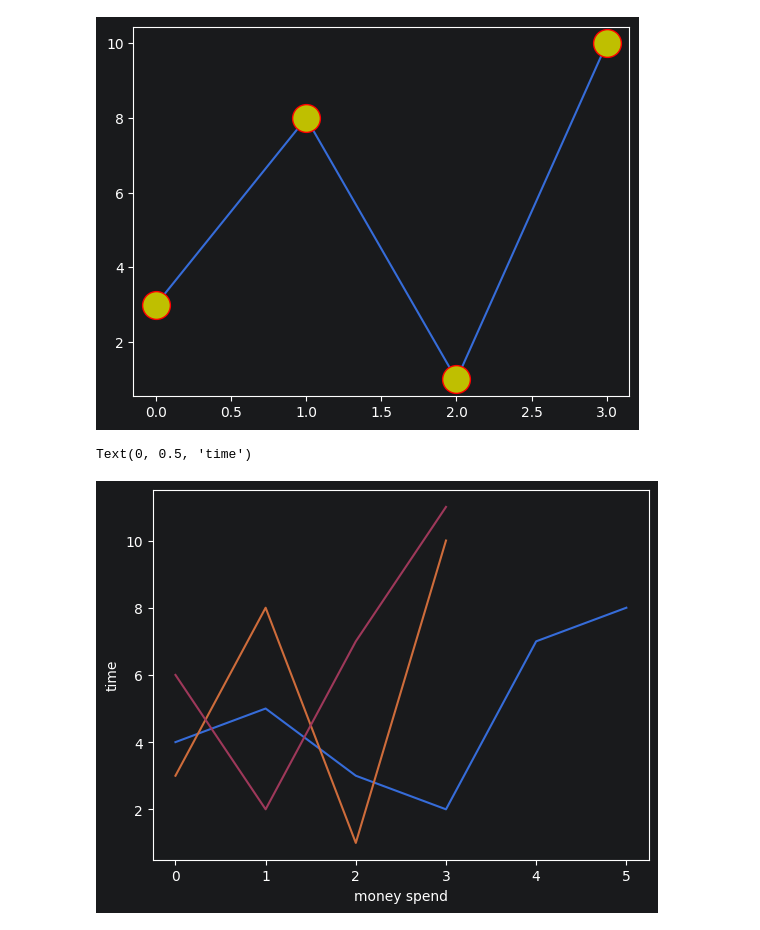
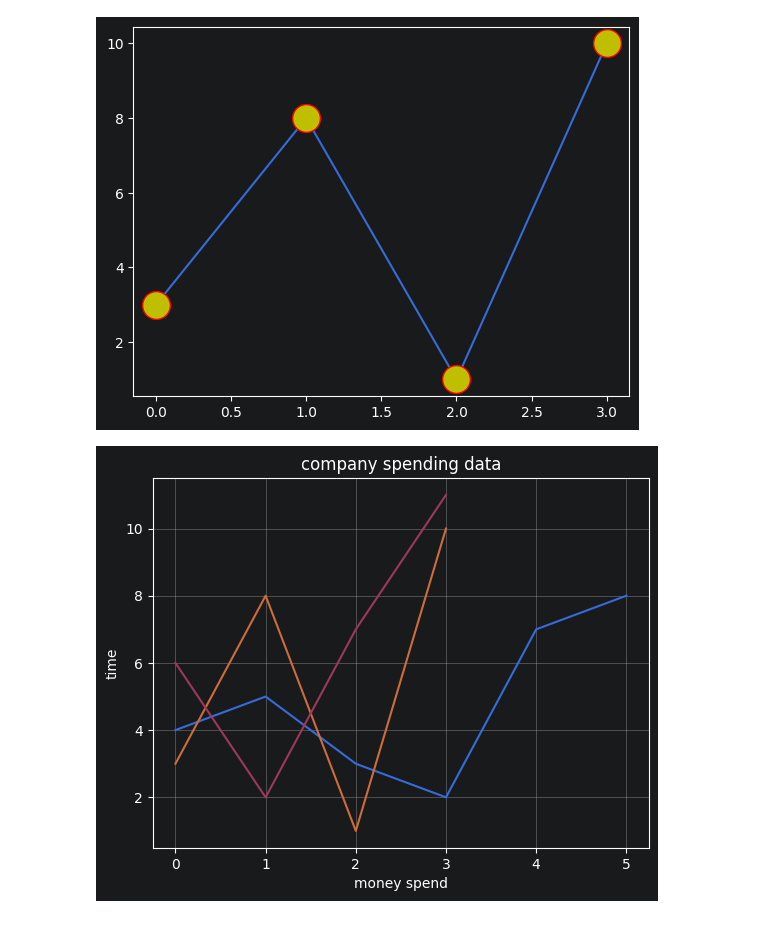
Before and after one commit to azizi23507/GitProject1, a Jupyter notebook: matplotlib.ipynb, the cells around one changed output. Saved outputs shown, nothing was run; the diff lists cells and outputs as text; code cells hidden in the pictures.

```diff
--- a/matplotlib.ipynb
+++ b/matplotlib.ipynb
@@ -67,12 +67,17 @@ plt.show()
 # %%
 y1 = np.array([3, 8, 1, 10])
 y2 = np.array([6, 2, 7, 11])
 y3 = np.array([4,5,3,2,7,8])
 plt.plot(y3)
 plt.plot(y1)
 plt.plot(y2)
+# labels
 plt.xlabel("money spend")
 plt.ylabel("time")
+# title
+plt.title("company spending data")
+
+# adding gridline to the graph
+plt.grid()
 # %% [output]
-Text(0, 0.5, 'time')
-[figure, old version]
+[figure, new version]
```
Also changed, not shown: parts of 3 cells of this notebook, 3 other files.
